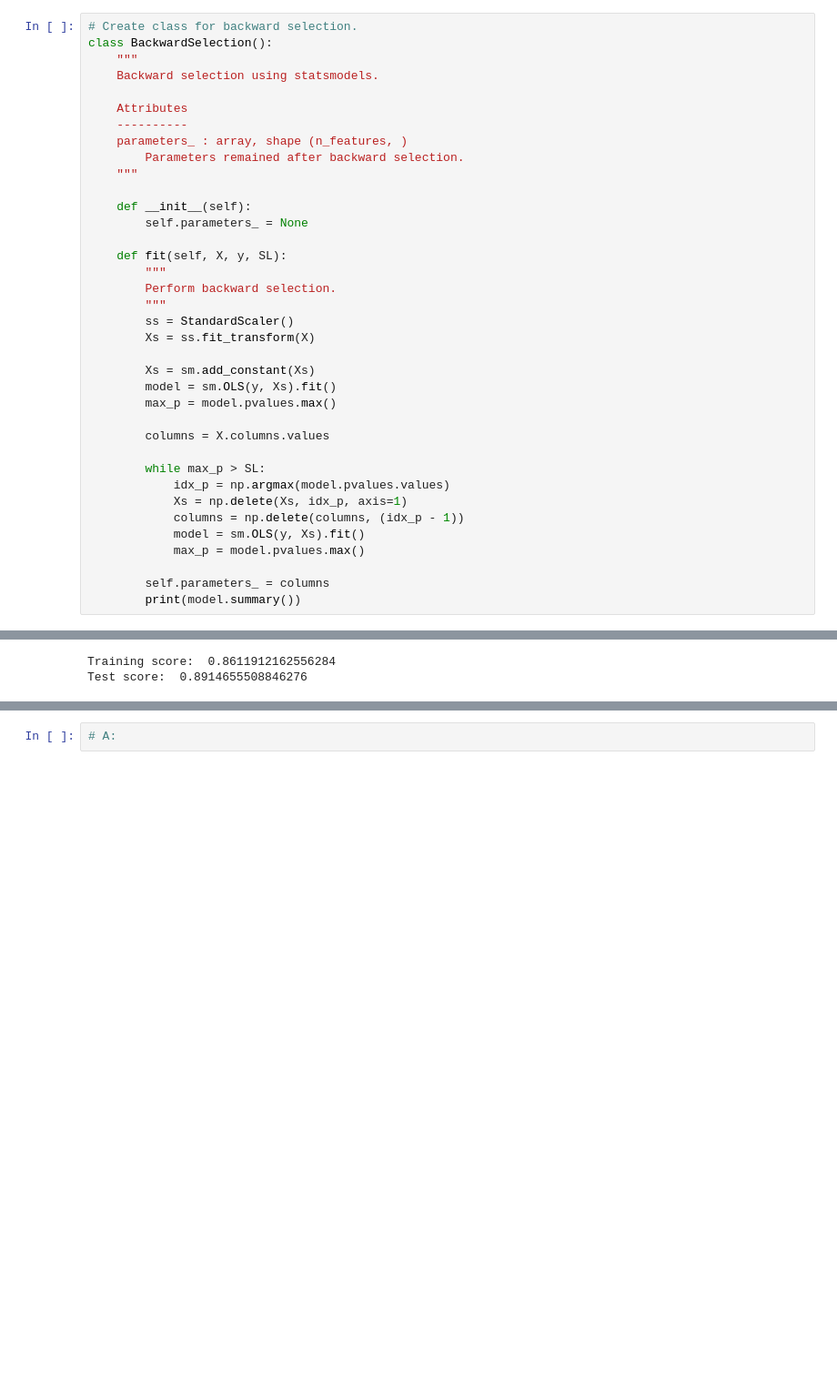
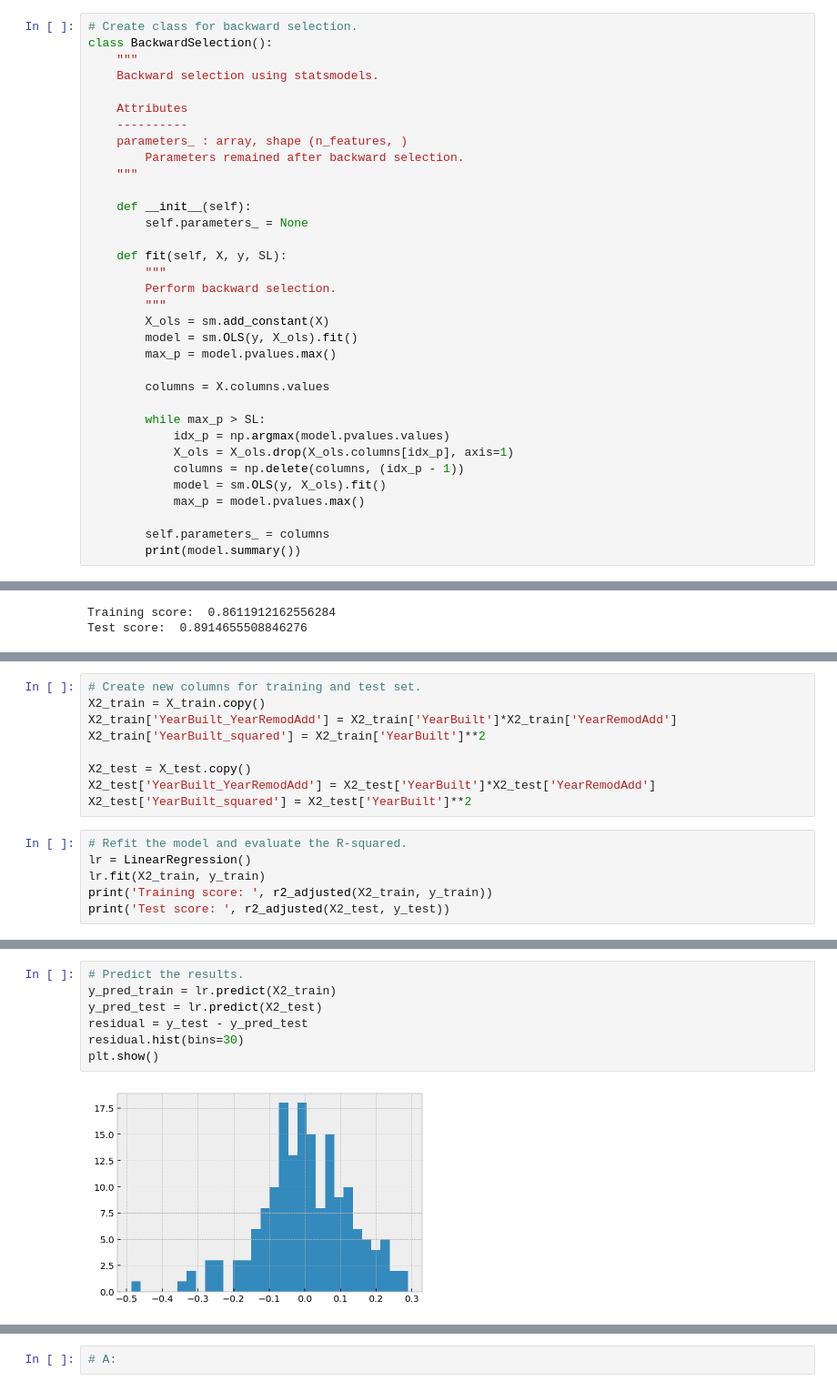
Before and after one commit to ppeyliang/ML-Ames-housing, a Jupyter notebook: project-03-starter.ipynb, the cells around one changed output, grey strips where cells are left out. Shown at 91% size. Cells and saved outputs as stored; diff of their text form; blank space fills up the shorter version.

```diff
--- a/project-03-starter.ipynb
+++ b/project-03-starter.ipynb
@@ -377,20 +377,17 @@ class BackwardSelection():
         """
         Perform backward selection.
         """
-        ss = StandardScaler()
-        Xs = ss.fit_transform(X)
-
-        Xs = sm.add_constant(Xs)
-        model = sm.OLS(y, Xs).fit()
+        X_ols = sm.add_constant(X)
+        model = sm.OLS(y, X_ols).fit()
         max_p = model.pvalues.max()
 
         columns = X.columns.values
 
         while max_p > SL:
             idx_p = np.argmax(model.pvalues.values)
-            Xs = np.delete(Xs, idx_p, axis=1)
+            X_ols = X_ols.drop(X_ols.columns[idx_p], axis=1)
             columns = np.delete(columns, (idx_p - 1))
-            model = sm.OLS(y, Xs).fit()
+            model = sm.OLS(y, X_ols).fit()
             max_p = model.pvalues.max()
 
         self.parameters_ = columns
@@ -499,0 +465,15 @@ correlation_heat_map(X_train)
+# %%
+# Create new columns for training and test set.
+X2_train = X_train.copy()
+X2_train['YearBuilt_YearRemodAdd'] = X2_train['YearBuilt']*X2_train['YearRemodAdd']
+X2_train['YearBuilt_squared'] = X2_train['YearBuilt']**2
+
+X2_test = X_test.copy()
+X2_test['YearBuilt_YearRemodAdd'] = X2_test['YearBuilt']*X2_test['YearRemodAdd']
+X2_test['YearBuilt_squared'] = X2_test['YearBuilt']**2
+# %%
+# Refit the model and evaluate the R-squared.
+lr = LinearRegression()
+lr.fit(X2_train, y_train)
+print('Training score: ', r2_adjusted(X2_train, y_train))
+print('Test score: ', r2_adjusted(X2_test, y_test))
@@ -500,3 +483,12 @@ correlation_heat_map(X_train)
+# %%
+# Predict the results.
+y_pred_train = lr.predict(X2_train)
+y_pred_test = lr.predict(X2_test)
+residual = y_test - y_pred_test
+residual.hist(bins=30)
+plt.show()
+# %% [output]
+[figure, added]
 # %% [markdown]
 <img src="http://imgur.com/l5NasQj.png" style="float: left; margin: 25px 15px 0px 0px; height: 25px">
 
```
Also changed, not shown: parts of 23 cells of this notebook.
